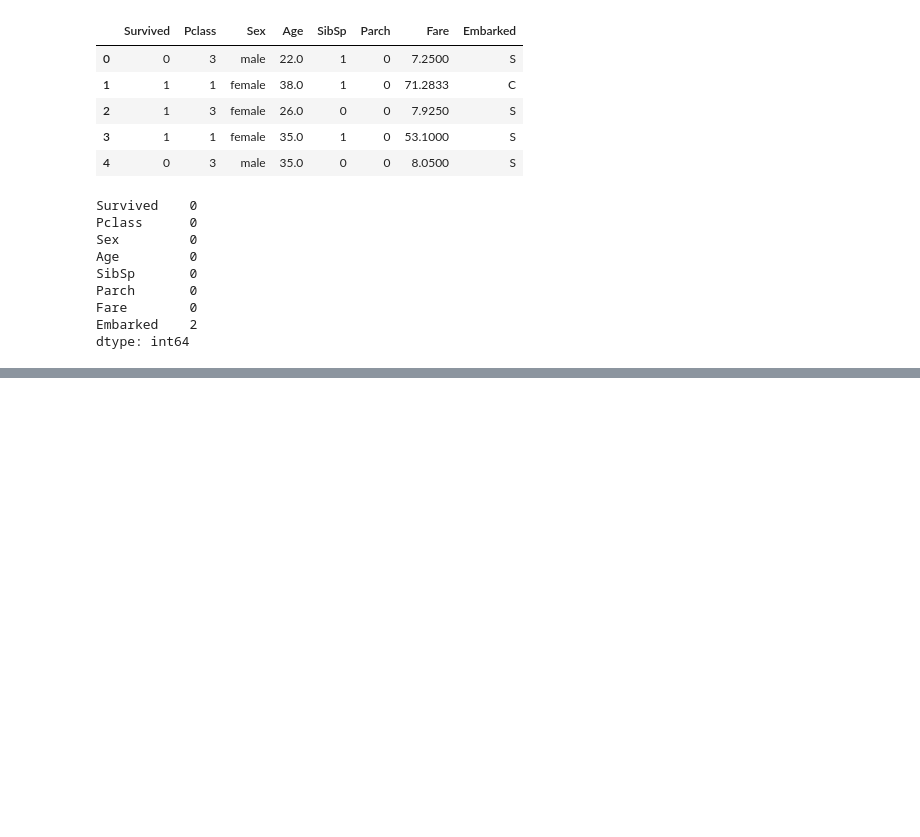
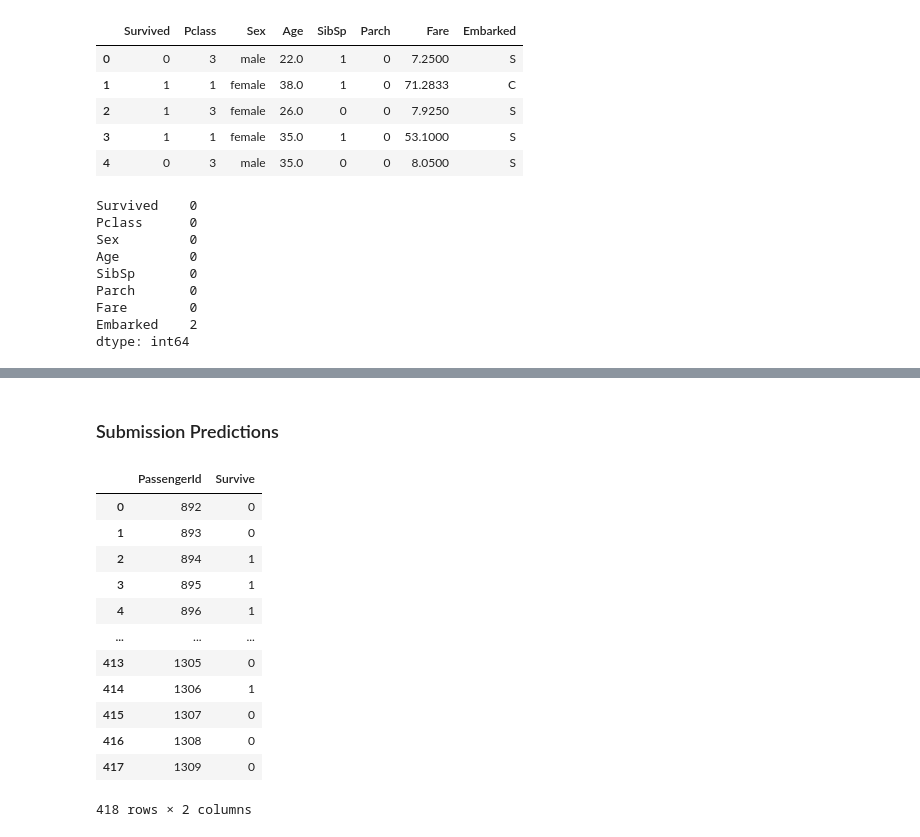
Before and after one commit to adhi1911/Kaggle_Competitions, a Jupyter notebook: Titanic_Prediction.ipynb, the cells around one changed output, grey strips where cells are left out. Drawn from its saved outputs; the diff is of its cells as text; code cells hidden in the pictures; blank space fills up the shorter version.

```diff
--- a/Titanic_Prediction.ipynb
+++ b/Titanic_Prediction.ipynb
@@ -97,0 +123,9 @@ dtype: int64
+# %%
+transformer = ColumnTransformer([
+    ('imputer_age', SimpleImputer(strategy='most_frequent'), ['Age']),
+    ('imputer_embarked',categorical_transformer,['Embarked']),
+    ('ohe_sex_embarked', OneHotEncoder(sparse=False, handle_unknown='ignore'), ['Sex'])
+], remainder='passthrough')
+# %%
+X_transformed = transformer.fit_transform(X)
+X_test_transformed = transformer.transform(df_test)
@@ -97,0 +206,3 @@ dtype: int64
+# %%
+clf = DecisionTreeClassifier(random_state=42)
+clf.fit(X_transformed, y)
@@ -97,0 +211,7 @@ dtype: int64
+# %%
+clf = DecisionTreeClassifier(random_state=42)
+clf.fit(X_transformed, y)
+
+y_test_pred = clf.predict(X_test_transformed)
+
+print(y_test_pred)
@@ -97,0 +231,21 @@ dtype: int64
+# %% [markdown]
+### Submission Predictions
+# %%
+df = pd.DataFrame({"PassengerId": df_test['PassengerId'].values,
+                  "Survive":y_test_pred
+                  })
+df
+# %% [output]
+|  | PassengerId | Survive |
+| 0 | 892 | 0 |
+| 1 | 893 | 0 |
+| 2 | 894 | 1 |
+| 3 | 895 | 1 |
+| 4 | 896 | 1 |
+| ... | ... | ... |
+| 413 | 1305 | 0 |
+| 414 | 1306 | 1 |
+| 415 | 1307 | 0 |
+| 416 | 1308 | 0 |
+| 417 | 1309 | 0 |
+418 rows × 2 columns
```
Also changed, not shown: parts of 22 cells of this notebook.
